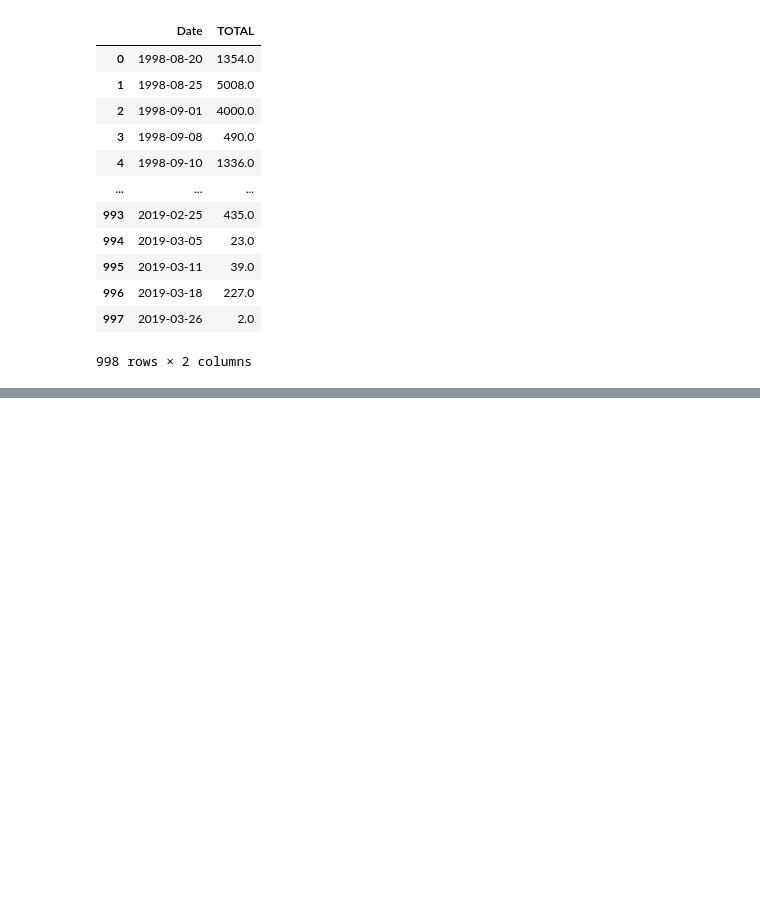
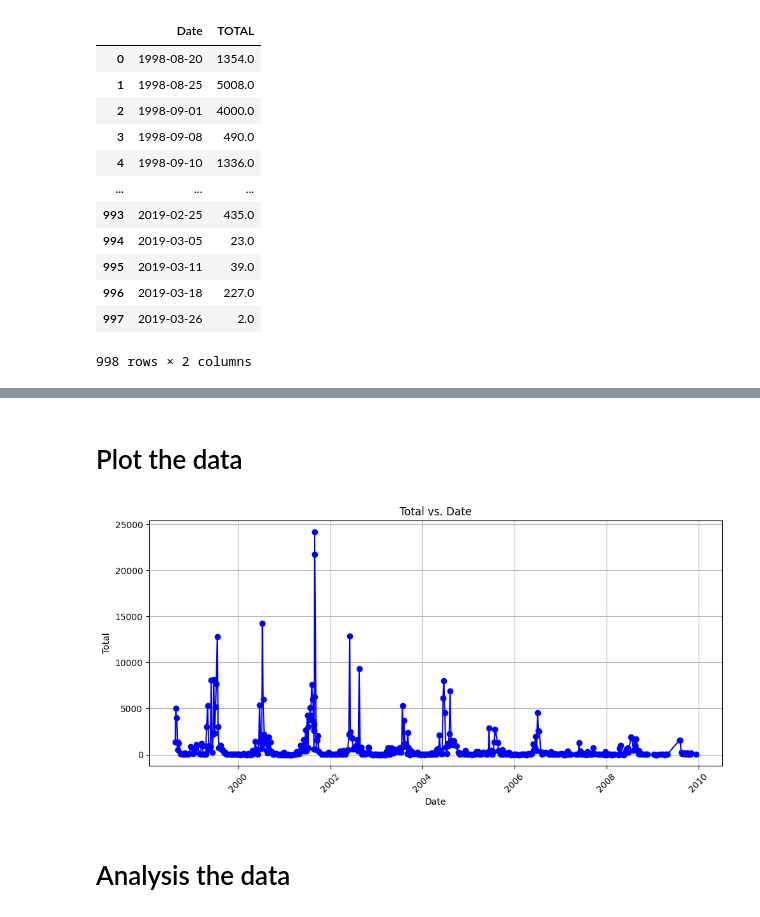
Before and after one commit to Zhengnan817/capstone, a Jupyter notebook: Dataset/florida.ipynb, the cells around one changed output, grey strips where cells are left out. Saved outputs shown, nothing was run; the diff lists cells and outputs as text; code cells hidden in the pictures; blank space fills up the shorter version.

```diff
--- a/Dataset/florida.ipynb
+++ b/Dataset/florida.ipynb
@@ -70,9 +131,9 @@ print(florida[['YEAR', 'DOY', 'Date']])
 df_selected = florida[['Date', 'TOTAL']]
 
 # 选择合并后的列和TOTAL列
-df_final = df_selected[['Date', 'TOTAL']]
+florida = df_selected[['Date', 'TOTAL']]
 
-df_final
+florida
 # %% [output]
 |  | Date | TOTAL |
 | 0 | 1998-08-20 | 1354.0 |
@@ -89,0 +153,2 @@ df_final
+# %%
+merged_df = pd.merge(florida, temperature, on='Date', how='inner')
@@ -89,0 +171,3 @@ df_final
+# %%
+df = merged_df[merged_df['meanTemp'] != -99.9]
+df
@@ -89,0 +188,19 @@ df_final
+# %% [markdown]
+# Plot the data
+# %%
+def plot_total_vs_date(df):
+    plt.figure(figsize=(10, 5))
+    plt.plot(df['Date'], df['TOTAL'], marker='o', color='b', linestyle='-')
+    plt.title('Total vs. Date')
+    plt.xlabel('Date')
+    plt.ylabel('Total')
+    plt.grid(True)
+    plt.xticks(rotation=45)
+    plt.tight_layout()
+    plt.show()
+# %%
+plot_total_vs_date(df)
+# %% [output]
+[figure, added]
+# %% [markdown]
+# Analysis the data
```
Also changed, not shown: parts of 15 cells of this notebook, 1 other file.
